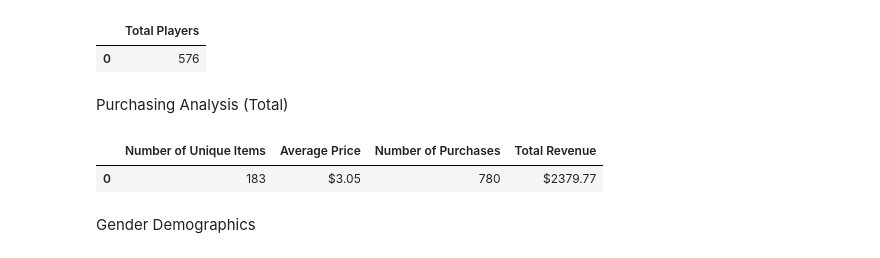
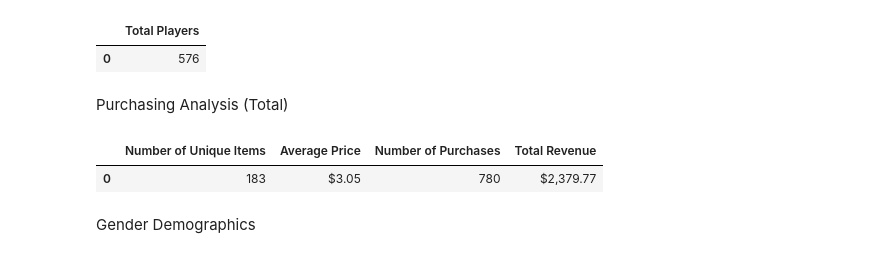
Before and after one commit to bethanylindberg/SMU_Data_Science, a Jupyter notebook: Week 4/Heroes_of_Pymoli.ipynb, the cells around one changed output. Cells and saved outputs as stored; diff of their text form; code cells hidden in the pictures.

```diff
--- a/Week 4/Heroes_of_Pymoli.ipynb
+++ b/Week 4/Heroes_of_Pymoli.ipynb
@@ -33,14 +33,14 @@ Purchasing Analysis (Total)
 # %%
 purchasing_analysis_total_summary_table = DataFrame({"Number of Unique Items":gamedata["Item ID"].nunique(),\
                                                      "Average Price":gamedata["Price"].mean(),\
                                                     "Number of Purchases":gamedata["Purchase ID"].count(),\
                                                      "Total Revenue":gamedata["Price"].sum()},index=[0])
 purchasing_analysis_total_summary_table["Average Price"] = purchasing_analysis_total_summary_table["Average Price"].map("${:.2f}".format)
-purchasing_analysis_total_summary_table["Total Revenue"] = purchasing_analysis_total_summary_table["Total Revenue"].map("${:.2f}".format)
+purchasing_analysis_total_summary_table["Total Revenue"] = purchasing_analysis_total_summary_table["Total Revenue"].map("${:,.2f}".format)
 purchasing_analysis_total_summary_table
 # %% [output]
 |  | Number of Unique Items | Average Price | Number of Purchases | Total Revenue |
-| 0 | 183 | $3.05 | 780 | $2379.77 |
+| 0 | 183 | $3.05 | 780 | $2,379.77 |
 # %% [markdown]
 Gender Demographics
 # %%
```
